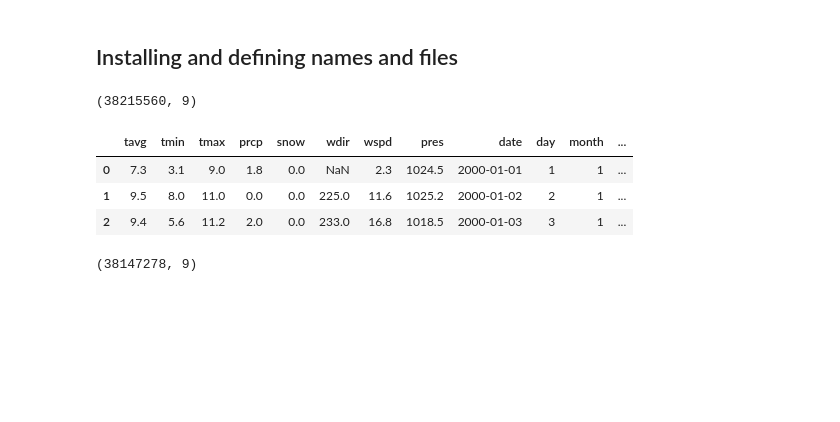
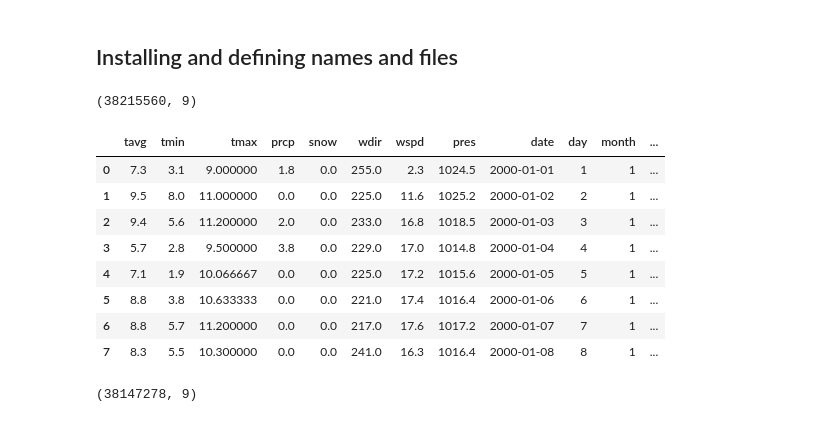
Before and after one commit to LotsAr/DataDrivenProject, a Jupyter notebook: ProjectCode.ipynb, the cells around one changed output. Cells and saved outputs as stored; diff of their text form; code cells hidden in the pictures; blank space fills up the shorter version.

Commit message:
Add files via upload
Did a PCA analysis on the london weather data

```diff
--- a/ProjectCode.ipynb
+++ b/ProjectCode.ipynb
@@ -39,32 +41,38 @@ df_london_geo = pd.read_csv('london_stations.csv')
 # %%
 #import weather data of London (this goes from 2000-2023, so we can discard a lot later)
 df_london_weather = pd.read_csv('london0_23_weather_data.csv')
+
+#Deleting NaN's
+df_london_weather = df_london_weather.drop('tsun', axis=1)
+df_london_weather = df_london_weather.drop('wpgt', axis=1)
+df_london_weather['snow'] = df_london_weather['snow'].fillna(0)
+df_london_weather['prcp'] = df_london_weather['prcp'].fillna(0)
+    # Interpolate the other missing values linearly
+df_london_weather = df_london_weather.interpolate(method='linear')
+df_london_weather.loc[0, 'wdir'] = 255
 
 #Since there is no explicit date column, I create one for our ease (starting from 01-01-2000):
 df_london_weather['date'] = pd.date_range(start='2000-01-01', periods=len(df_london_weather), freq='D')
 # Extract useful time-related features
 df_london_weather['day'] = df_london_weather['date'].dt.day
 df_london_weather['month'] = df_london_weather['date'].dt.month
 df_london_weather['week'] = df_london_weather['date'].dt.isocalendar().week
 df_london_weather['dayofweek'] = df_london_weather['date'].dt.dayofweek
 df_london_weather['year'] = df_london_weather['date'].dt.year
 df_london_weather['satsun'] = df_london_weather['dayofweek'].map({0: False, 1: False, 2: False, 3: False, 4: False, 5: True, 6:True})
 
-#Deleting NaN's
-df_london_weather = df_london_weather.drop('tsun', axis=1)
-df_london_weather = df_london_weather.drop('wpgt', axis=1)
-df_london_weather['snow'] = df_london_weather['snow'].fillna(0)
-df_london_weather['prcp'] = df_london_weather['prcp'].fillna(0)
-
-
-
 # Display the first few rows
-df_london_weather.head(3)
+df_london_weather.head(8)
 # %% [output]
 |  | tavg | tmin | tmax | prcp | snow | wdir | wspd | pres | date | day | month | ... |
-| 0 | 7.3 | 3.1 | 9.0 | 1.8 | 0.0 | NaN | 2.3 | 1024.5 | 2000-01-01 | 1 | 1 | ... |
-| 1 | 9.5 | 8.0 | 11.0 | 0.0 | 0.0 | 225.0 | 11.6 | 1025.2 | 2000-01-02 | 2 | 1 | ... |
-| 2 | 9.4 | 5.6 | 11.2 | 2.0 | 0.0 | 233.0 | 16.8 | 1018.5 | 2000-01-03 | 3 | 1 | ... |
+| 0 | 7.3 | 3.1 | 9.000000 | 1.8 | 0.0 | 255.0 | 2.3 | 1024.5 | 2000-01-01 | 1 | 1 | ... |
+| 1 | 9.5 | 8.0 | 11.000000 | 0.0 | 0.0 | 225.0 | 11.6 | 1025.2 | 2000-01-02 | 2 | 1 | ... |
+| 2 | 9.4 | 5.6 | 11.200000 | 2.0 | 0.0 | 233.0 | 16.8 | 1018.5 | 2000-01-03 | 3 | 1 | ... |
+| 3 | 5.7 | 2.8 | 9.500000 | 3.8 | 0.0 | 229.0 | 17.0 | 1014.8 | 2000-01-04 | 4 | 1 | ... |
+| 4 | 7.1 | 1.9 | 10.066667 | 0.0 | 0.0 | 225.0 | 17.2 | 1015.6 | 2000-01-05 | 5 | 1 | ... |
+| 5 | 8.8 | 3.8 | 10.633333 | 0.0 | 0.0 | 221.0 | 17.4 | 1016.4 | 2000-01-06 | 6 | 1 | ... |
+| 6 | 8.8 | 5.7 | 11.200000 | 0.0 | 0.0 | 217.0 | 17.6 | 1017.2 | 2000-01-07 | 7 | 1 | ... |
+| 7 | 8.3 | 5.5 | 10.300000 | 0.0 | 0.0 | 241.0 | 16.3 | 1016.4 | 2000-01-08 | 8 | 1 | ... |
 # %%
 #The data includes rare rental events that are started but not ended. For this analysis these are best removed.
 df_london = df_london.loc[~df_london.isnull().any(axis=1)]
```
Also changed, not shown: parts of 7 cells of this notebook.
